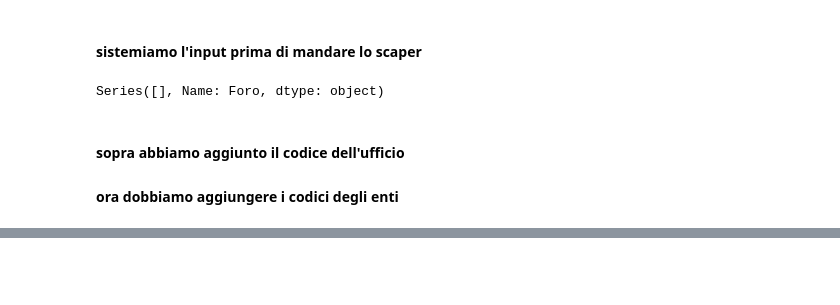
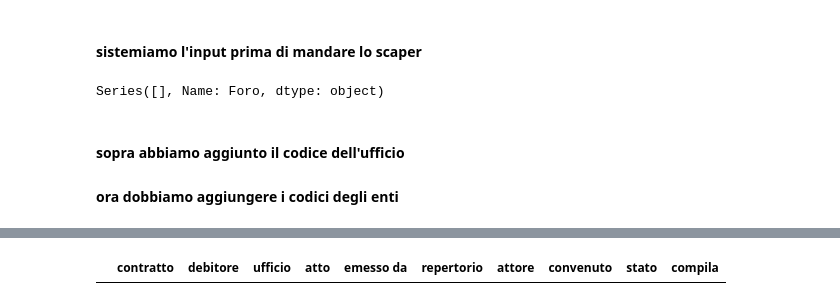
Before and after one commit to ClaudiaEsposit/Scraping_ade, a Jupyter notebook: Tentativi.ipynb, the cells around one changed output, grey strips where cells are left out. Saved outputs shown, nothing was run; the diff lists cells and outputs as text; code cells hidden in the pictures; blank space fills up the shorter version.

```diff
--- a/Tentativi.ipynb
+++ b/Tentativi.ipynb
@@ -382,0 +393,4 @@ df
+# %%
+df[(df['attore'].str.contains('\+')) | (df['convenuto'].str.contains('\+')) ]
+# %% [output]
+|  | contratto | debitore | ufficio | atto | emesso da | repertorio | attore | convenuto | stato | compila |
```
Also changed, not shown: parts of 9 cells of this notebook, 44 other files.
